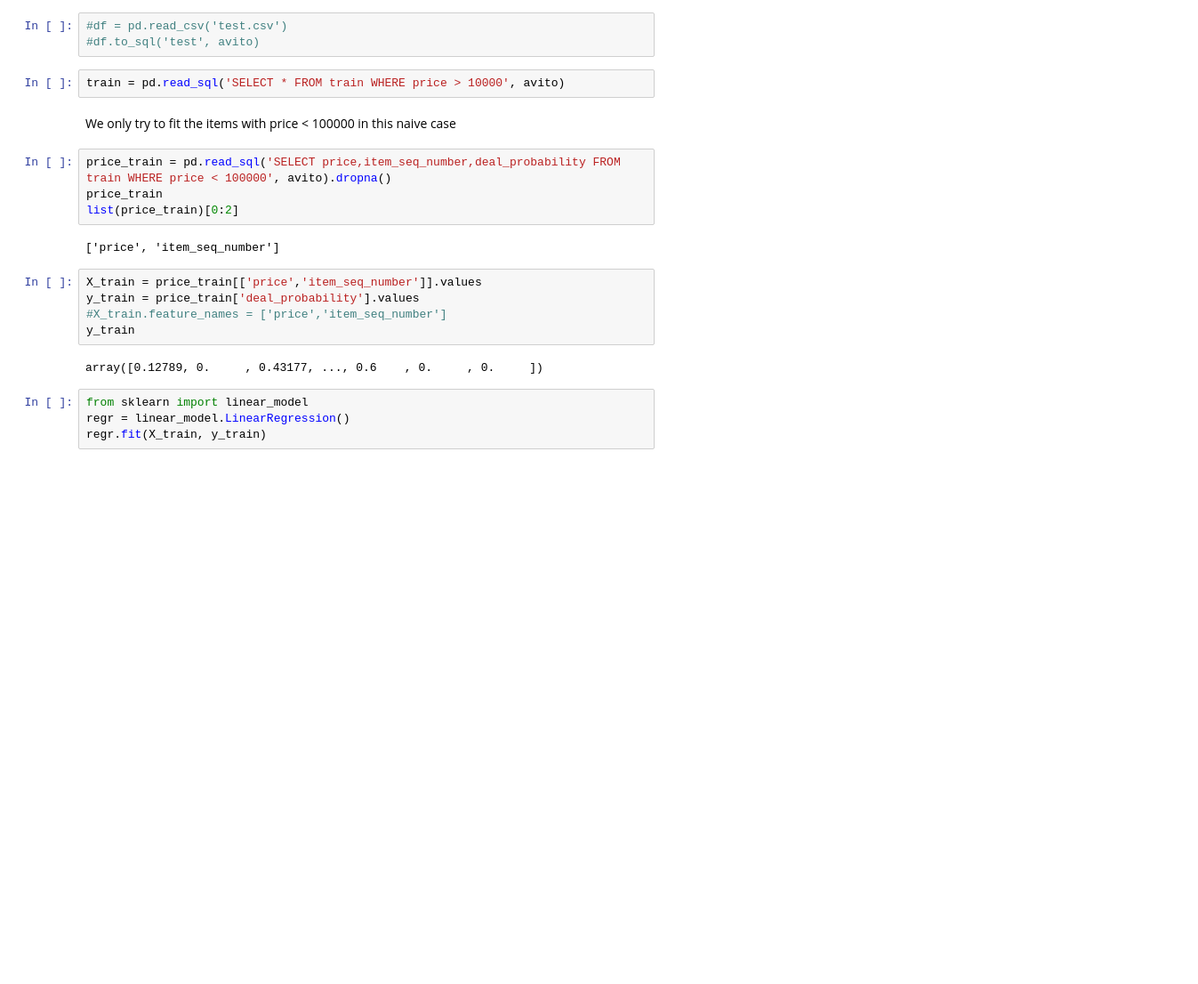
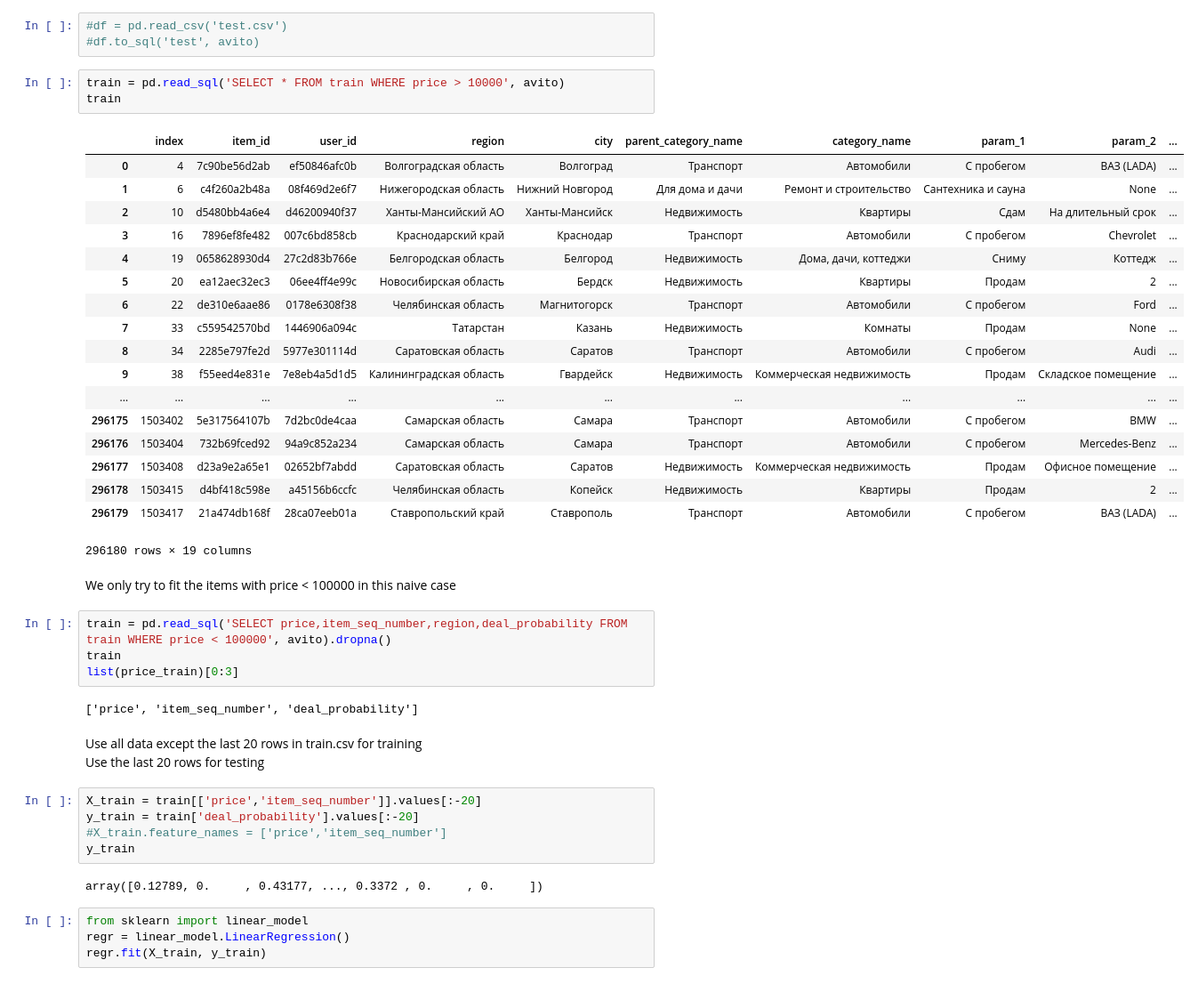
Before and after one commit to albalu/gdso-avito, a Jupyter notebook: naive_linear_regression.ipynb, the cells around one changed output. Shown at 89% size. Saved outputs shown, nothing was run; the diff lists cells and outputs as text; blank space fills up the shorter version.

```diff
--- a/naive_linear_regression.ipynb
+++ b/naive_linear_regression.ipynb
@@ -21,21 +22,44 @@ avito = sqlite3.connect("avito.db")
 #df.to_sql('test', avito)
 # %%
 train = pd.read_sql('SELECT * FROM train WHERE price > 10000', avito)
+train
+# %% [output]
+|  | index | item_id | user_id | region | city | parent_category_name | category_name | param_1 | param_2 | ... |
+| 0 | 4 | 7c90be56d2ab | ef50846afc0b | Волгоградская область | Волгоград | Транспорт | Автомобили | С пробегом | ВАЗ (LADA) | ... |
+| 1 | 6 | c4f260a2b48a | 08f469d2e6f7 | Нижегородская область | Нижний Новгород | Для дома и дачи | Ремонт и строительство | Сантехника и сауна | None | ... |
+| 2 | 10 | d5480bb4a6e4 | d46200940f37 | Ханты-Мансийский АО | Ханты-Мансийск | Недвижимость | Квартиры | Сдам | На длительный срок | ... |
+| 3 | 16 | 7896ef8fe482 | 007c6bd858cb | Краснодарский край | Краснодар | Транспорт | Автомобили | С пробегом | Chevrolet | ... |
+| 4 | 19 | 0658628930d4 | 27c2d83b766e | Белгородская область | Белгород | Недвижимость | Дома, дачи, коттеджи | Сниму | Коттедж | ... |
+| 5 | 20 | ea12aec32ec3 | 06ee4ff4e99c | Новосибирская область | Бердск | Недвижимость | Квартиры | Продам | 2 | ... |
+| 6 | 22 | de310e6aae86 | 0178e6308f38 | Челябинская область | Магнитогорск | Транспорт | Автомобили | С пробегом | Ford | ... |
+| 7 | 33 | c559542570bd | 1446906a094c | Татарстан | Казань | Недвижимость | Комнаты | Продам | None | ... |
+| 8 | 34 | 2285e797fe2d | 5977e301114d | Саратовская область | Саратов | Транспорт | Автомобили | С пробегом | Audi | ... |
+| 9 | 38 | f55eed4e831e | 7e8eb4a5d1d5 | Калининградская область | Гвардейск | Недвижимость | Коммерческая недвижимость | Продам | Складское помещение | ... |
+| ... | ... | ... | ... | ... | ... | ... | ... | ... | ... | ... |
+| 296175 | 1503402 | 5e317564107b | 7d2bc0de4caa | Самарская область | Самара | Транспорт | Автомобили | С пробегом | BMW | ... |
+| 296176 | 1503404 | 732b69fced92 | 94a9c852a234 | Самарская область | Самара | Транспорт | Автомобили | С пробегом | Mercedes-Benz | ... |
+| 296177 | 1503408 | d23a9e2a65e1 | 02652bf7abdd | Саратовская область | Саратов | Недвижимость | Коммерческая недвижимость | Продам | Офисное помещение | ... |
+| 296178 | 1503415 | d4bf418c598e | a45156b6ccfc | Челябинская область | Копейск | Недвижимость | Квартиры | Продам | 2 | ... |
+| 296179 | 1503417 | 21a474db168f | 28ca07eeb01a | Ставропольский край | Ставрополь | Транспорт | Автомобили | С пробегом | ВАЗ (LADA) | ... |
+296180 rows × 19 columns
 # %% [markdown]
 We only try to fit the items with price < 100000 in this naive case
 # %%
-price_train = pd.read_sql('SELECT price,item_seq_number,deal_probability FROM train WHERE price < 100000', avito).dropna()
-price_train
-list(price_train)[0:2]
+train = pd.read_sql('SELECT price,item_seq_number,region,deal_probability FROM train WHERE price < 100000', avito).dropna()
+train
+list(price_train)[0:3]
 # %% [output]
-['price', 'item_seq_number']
+['price', 'item_seq_number', 'deal_probability']
+# %% [markdown]
+Use all data except the last 20 rows in train.csv for training
+Use the last 20 rows for testing
 # %%
-X_train = price_train[['price','item_seq_number']].values
-y_train = price_train['deal_probability'].values
+X_train = train[['price','item_seq_number']].values[:-20]
+y_train = train['deal_probability'].values[:-20]
 #X_train.feature_names = ['price','item_seq_number']
 y_train
 # %% [output]
-array([0.12789, 0.     , 0.43177, ..., 0.6    , 0.     , 0.     ])
+array([0.12789, 0.     , 0.43177, ..., 0.3372 , 0.     , 0.     ])
 # %%
 from sklearn import linear_model
 regr = linear_model.LinearRegression()
```
Also changed, not shown: parts of 14 cells of this notebook.
